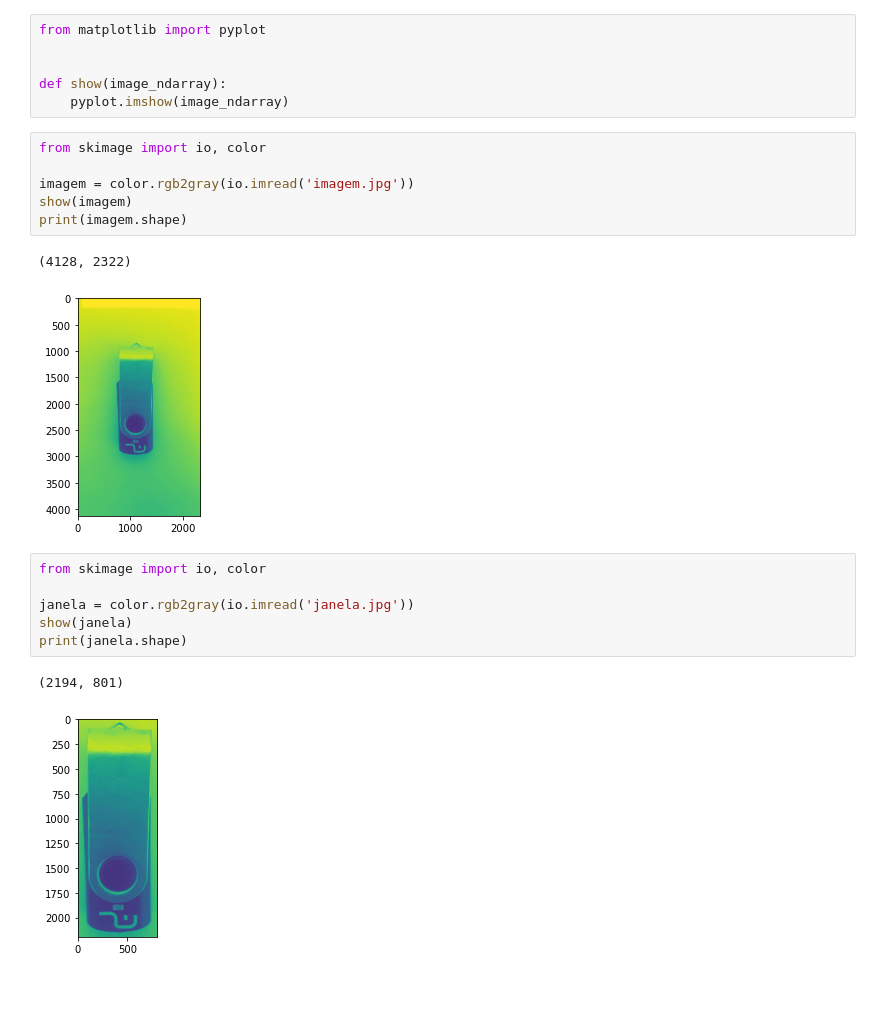
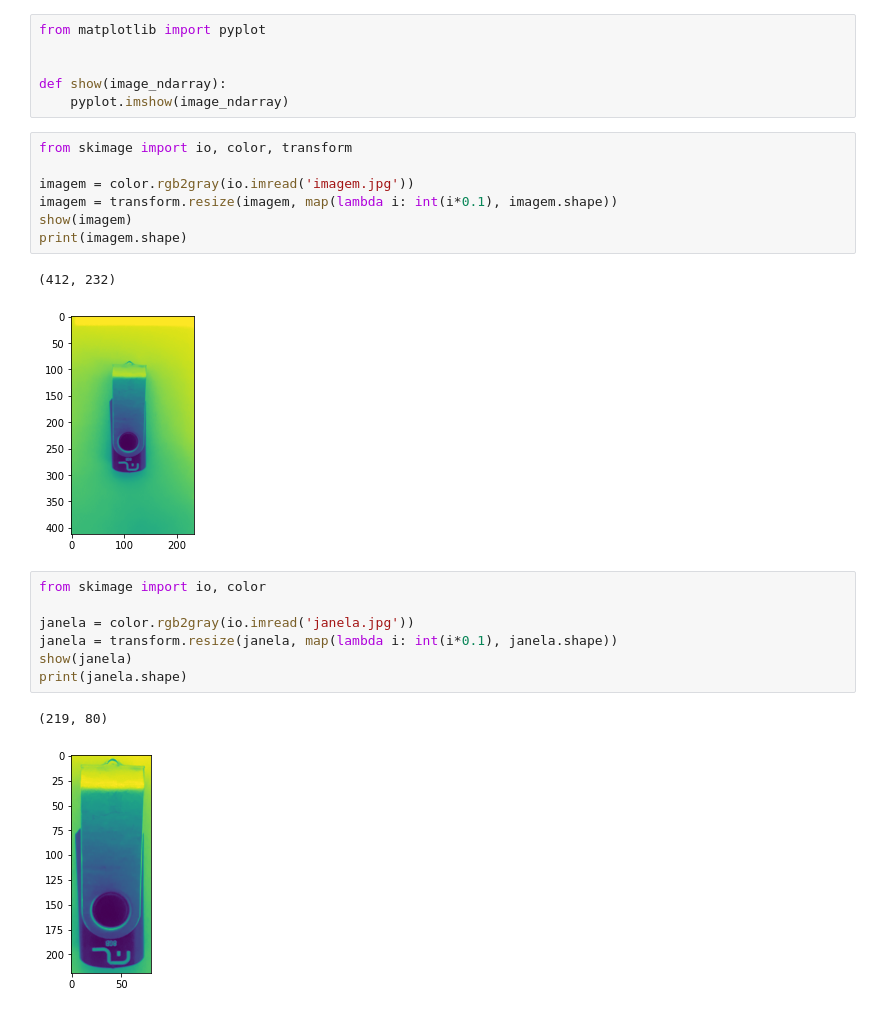
Before and after one commit to yoshiomori/convolucao, a Jupyter notebook: experimento.ipynb, the cells around one changed output. Saved outputs shown, nothing was run; the diff lists cells and outputs as text.

```diff
--- a/experimento.ipynb
+++ b/experimento.ipynb
@@ -5,23 +5,25 @@ from matplotlib import pyplot
 def show(image_ndarray):
     pyplot.imshow(image_ndarray)
 # %%
-from skimage import io, color
+from skimage import io, color, transform
 
 imagem = color.rgb2gray(io.imread('imagem.jpg'))
+imagem = transform.resize(imagem, map(lambda i: int(i*0.1), imagem.shape))
 show(imagem)
 print(imagem.shape)
 # %% [output]
-(4128, 2322)
+(412, 232)
-[figure, old version]
+[figure, new version]
 # %%
 from skimage import io, color
 
 janela = color.rgb2gray(io.imread('janela.jpg'))
+janela = transform.resize(janela, map(lambda i: int(i*0.1), janela.shape))
 show(janela)
 print(janela.shape)
 # %% [output]
-(2194, 801)
+(219, 80)
-[figure, old version]
+[figure, new version]
 # %%
 from scipy import ndimage
 import numpy
```
Also changed, not shown: parts of 1 cell of this notebook.
